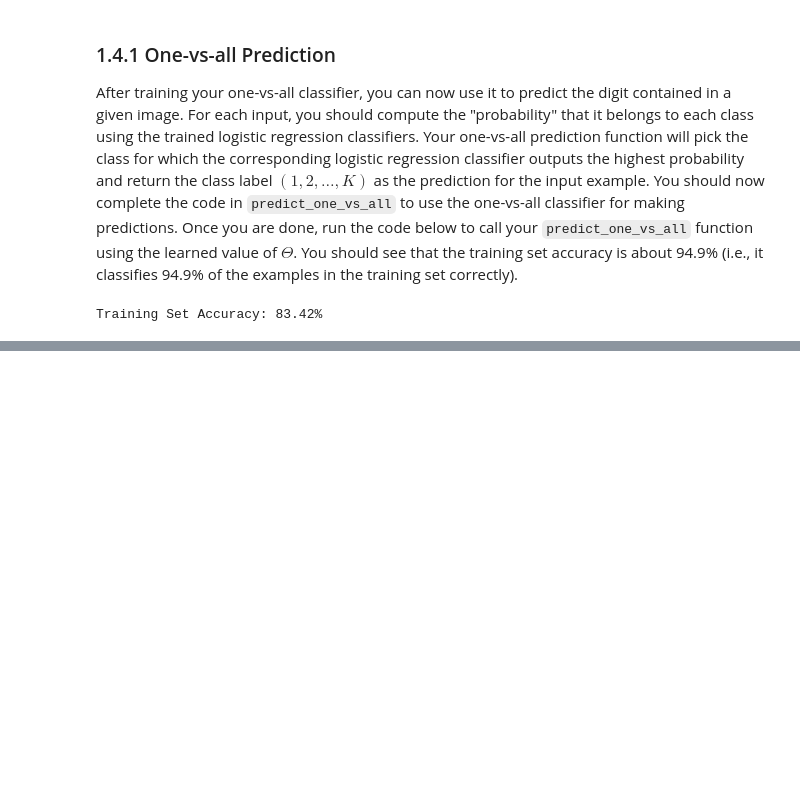
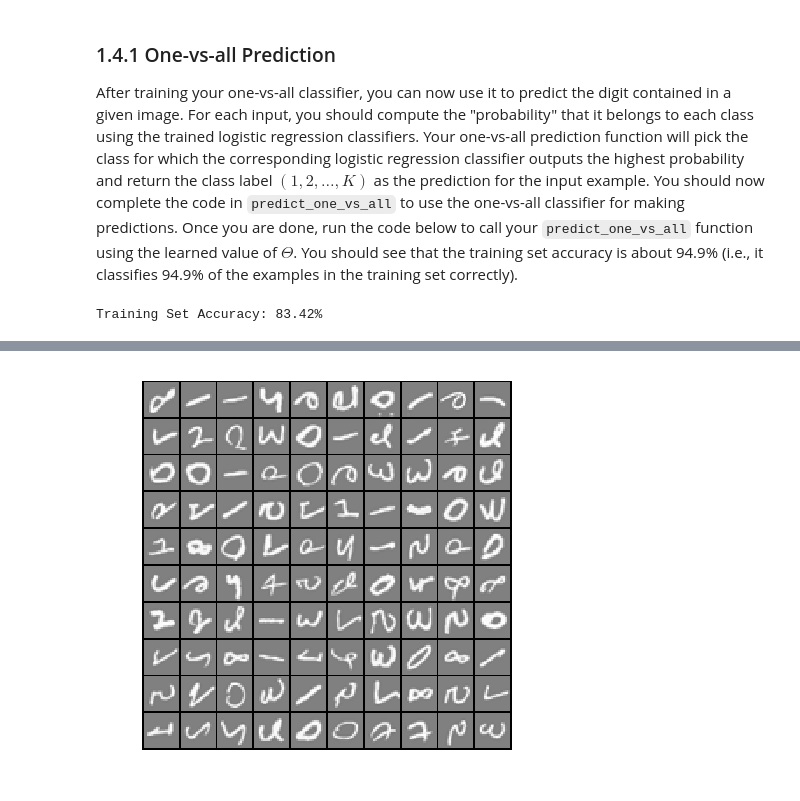
Before and after one commit to MaksymAndreiev/DeepLearning.AI_Courses, a Jupyter notebook: Python code/ex3/ex3.ipynb, the cells around one changed output, grey strips where cells are left out. Saved outputs shown, nothing was run; the diff lists cells and outputs as text; code cells hidden in the pictures; blank space fills up the shorter version.

```diff
--- a/Python code/ex3/ex3.ipynb
+++ b/Python code/ex3/ex3.ipynb
@@ -209,0 +217,11 @@ plt.imshow(X[rp].reshape((20, 20)).T, cmap='gray')
+# %%
+data = scipy.io.loadmat('ex3data1.mat')
+X = data['X']
+y = data['y']
+m = X.shape[0]
+
+# Randomly select 100 data points to display
+sel = np.random.choice(m, 100, replace=False)
+display_data(X[sel])
+# %% [output]
+[figure, added]
```
Also changed, not shown: parts of 12 cells of this notebook.
